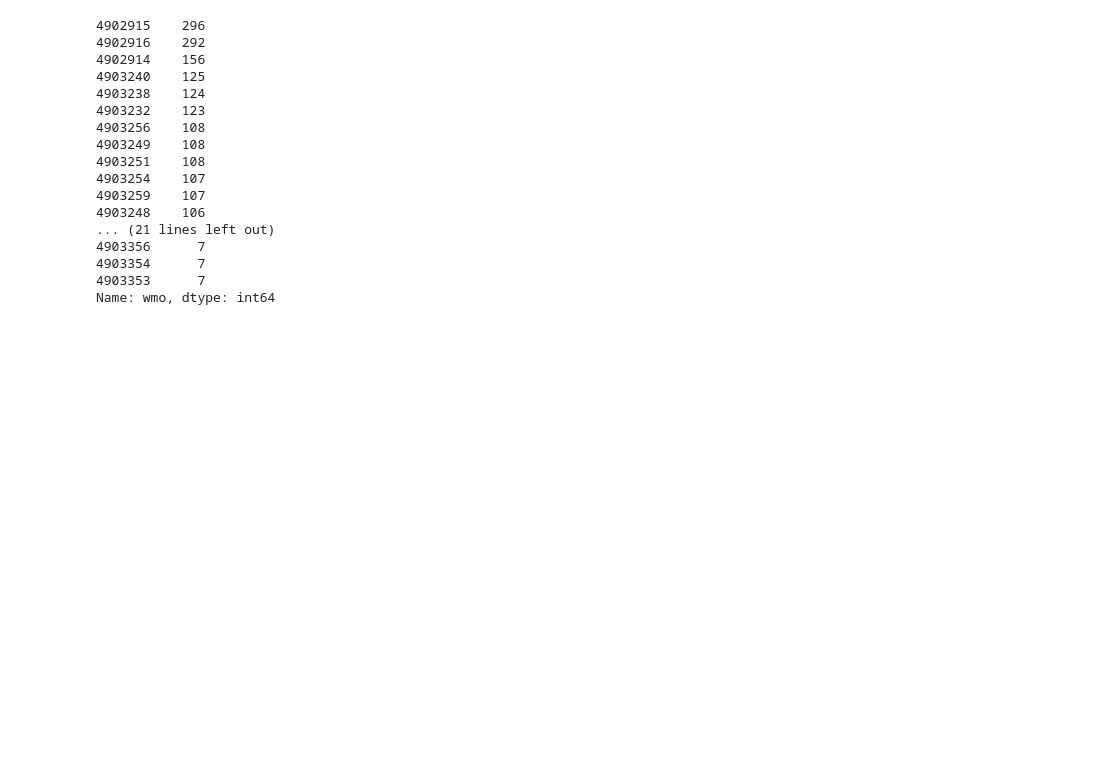
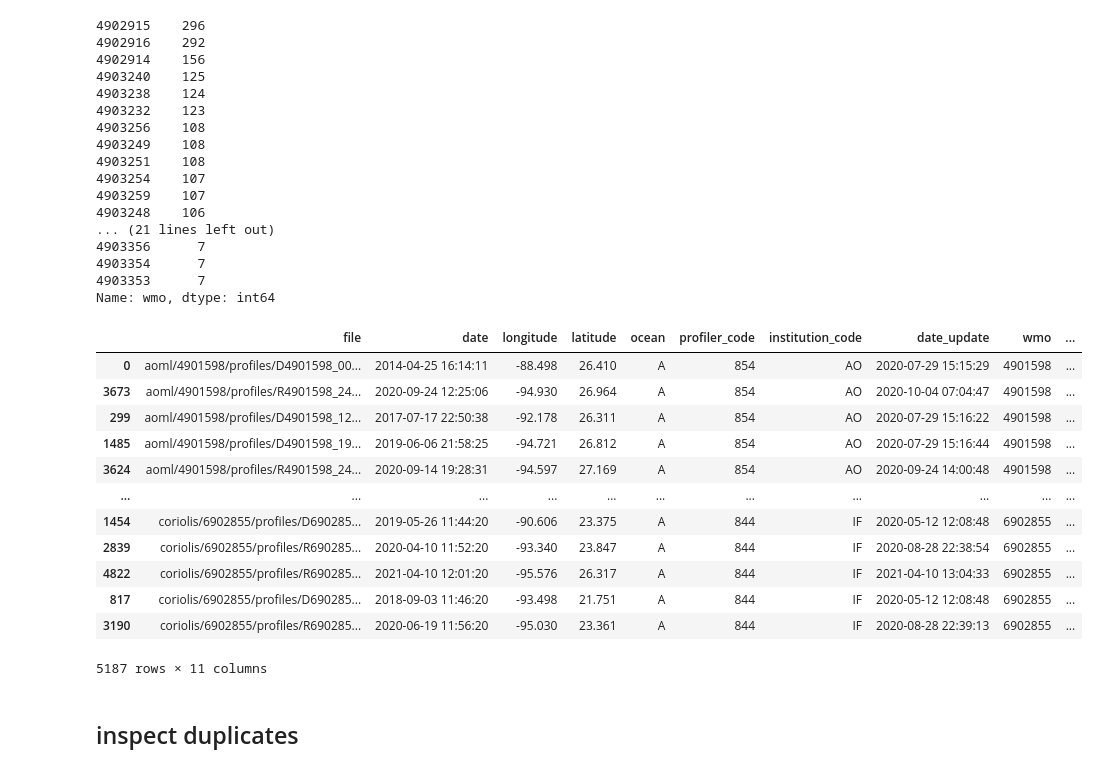
Before and after one commit to nouyang/oceansim, a Jupyter notebook: multiple_buoys.ipynb, the cells around one changed output. Drawn from its saved outputs; the diff is of its cells as text; code cells hidden in the pictures; blank space fills up the shorter version.

```diff
--- a/multiple_buoys.ipynb
+++ b/multiple_buoys.ipynb
@@ -60,3 +60,21 @@ selected.wmo.value_counts()
 4903354      7
 4903353      7
 Name: wmo, dtype: int64
+# %%
+df_buoy.sort_values(by='wmo')
+# %% [output]
+|  | file | date | longitude | latitude | ocean | profiler_code | institution_code | date_update | wmo | ... |
+| 0 | aoml/4901598/profiles/D4901598_00... | 2014-04-25 16:14:11 | -88.498 | 26.410 | A | 854 | AO | 2020-07-29 15:15:29 | 4901598 | ... |
+| 3673 | aoml/4901598/profiles/R4901598_24... | 2020-09-24 12:25:06 | -94.930 | 26.964 | A | 854 | AO | 2020-10-04 07:04:47 | 4901598 | ... |
+| 299 | aoml/4901598/profiles/D4901598_12... | 2017-07-17 22:50:38 | -92.178 | 26.311 | A | 854 | AO | 2020-07-29 15:16:22 | 4901598 | ... |
+| 1485 | aoml/4901598/profiles/D4901598_19... | 2019-06-06 21:58:25 | -94.721 | 26.812 | A | 854 | AO | 2020-07-29 15:16:44 | 4901598 | ... |
+| 3624 | aoml/4901598/profiles/R4901598_24... | 2020-09-14 19:28:31 | -94.597 | 27.169 | A | 854 | AO | 2020-09-24 14:00:48 | 4901598 | ... |
+| ... | ... | ... | ... | ... | ... | ... | ... | ... | ... | ... |
+| 1454 | coriolis/6902855/profiles/D690285... | 2019-05-26 11:44:20 | -90.606 | 23.375 | A | 844 | IF | 2020-05-12 12:08:48 | 6902855 | ... |
+| 2839 | coriolis/6902855/profiles/R690285... | 2020-04-10 11:52:20 | -93.340 | 23.847 | A | 844 | IF | 2020-08-28 22:38:54 | 6902855 | ... |
+| 4822 | coriolis/6902855/profiles/R690285... | 2021-04-10 12:01:20 | -95.576 | 26.317 | A | 844 | IF | 2021-04-10 13:04:33 | 6902855 | ... |
+| 817 | coriolis/6902855/profiles/D690285... | 2018-09-03 11:46:20 | -93.498 | 21.751 | A | 844 | IF | 2020-05-12 12:08:48 | 6902855 | ... |
+| 3190 | coriolis/6902855/profiles/R690285... | 2020-06-19 11:56:20 | -95.030 | 23.361 | A | 844 | IF | 2020-08-28 22:39:13 | 6902855 | ... |
+5187 rows × 11 columns
+# %% [markdown]
+##  inspect duplicates
```
Also changed, not shown: parts of 19 cells of this notebook.
